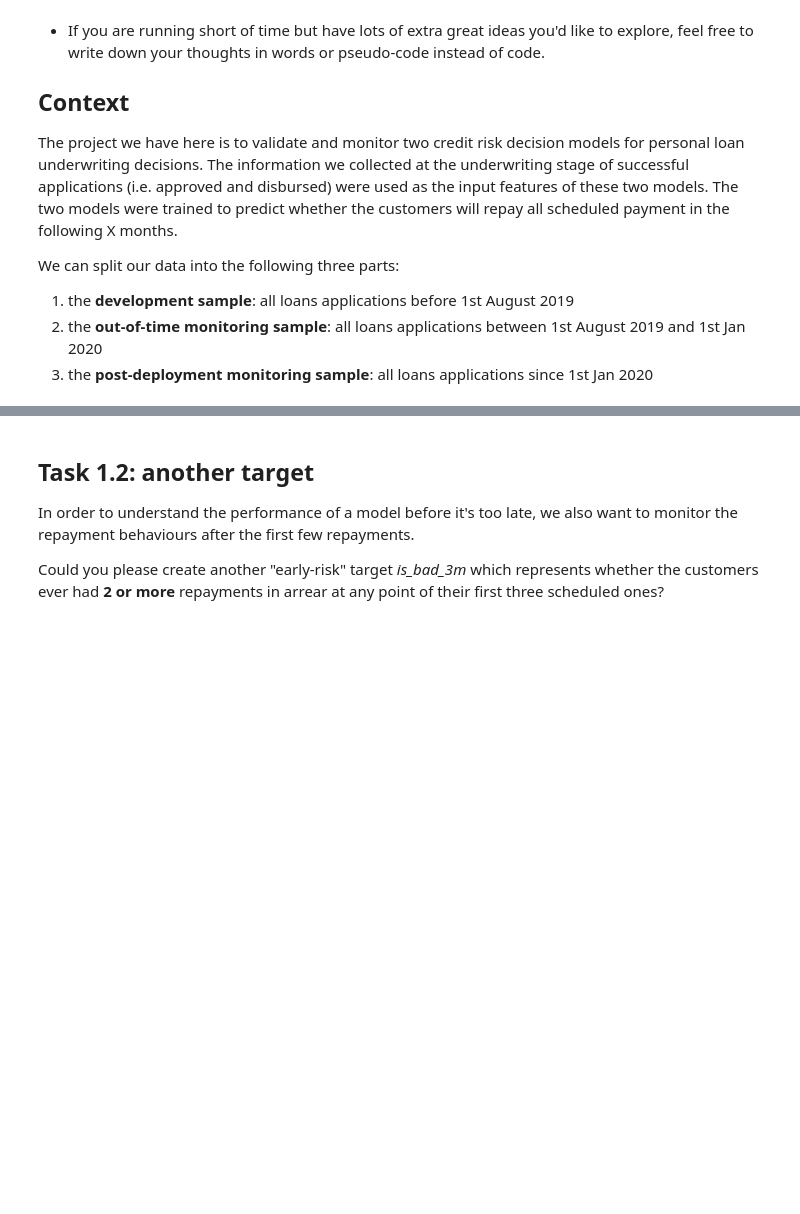
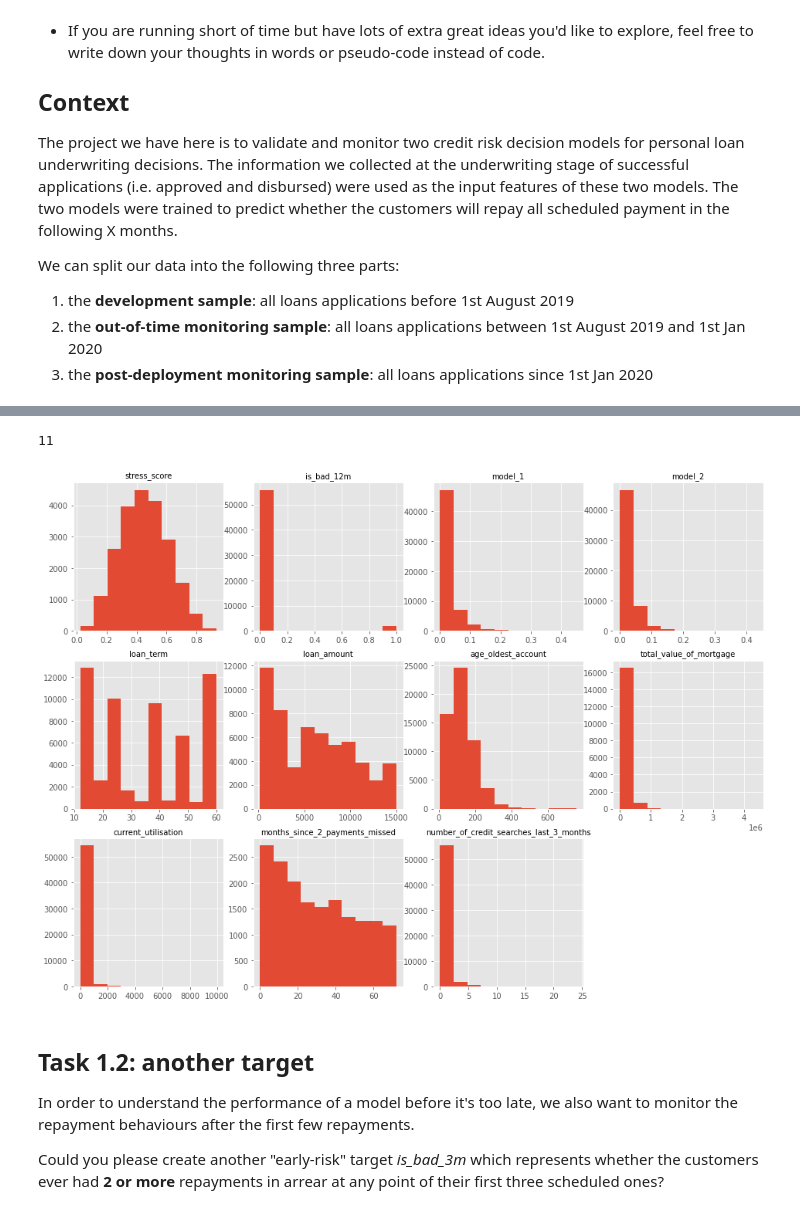
Before and after one commit to FelixHoeschle/m_take_home, a Jupyter notebook: felix_hoschle_take_home.ipynb, the cells around one changed output, grey strips where cells are left out. Cells and saved outputs as stored; diff of their text form; code cells hidden in the pictures; blank space fills up the shorter version.

```diff
--- a/felix_hoschle_take_home.ipynb
+++ b/felix_hoschle_take_home.ipynb
@@ -40,0 +307,15 @@ Although we are proud of our data infrastructure, it's always a good practice to
+# %%
+columns_to_replace_low_values = [
+    'age_oldest_account',
+    'total_value_of_mortgage',
+    'current_utilisation',
+    'months_since_2_payments_missed',
+    'number_of_credit_searches_last_3_months'
+]
+
+# Loop through each column and print the groupby and size
+for column in columns_to_replace_low_values:
+    print(ap_df.groupby(column).size().sort_index())
+
+# Replace low values with NaN
+ap_df[columns_to_replace_low_values] = ap_df[columns_to_replace_low_values].replace({-999997.0: np.nan, -999999:np.nan})
@@ -41,3 +340,21 @@ Although we are proud of our data infrastructure, it's always a good practice to
+# %%
+# Take all numerical columns (except for unique_id) from ap_df and plot they distributions in a plt.Subplot
+plt.figure(figsize=(16, 12))
+features = ap_df.columns
+# remove unique_id and origination_date
+features = [x for x in features if x not in ['unique_id', 'origination_date']]
+print(len(features))
+
+# plot features in a subplot
+# Distribution Looks good for all features
+
+for i, feature in enumerate(features):
+    plt.subplot(3, 4, i+1)
+    ap_df[feature].hist()
+    plt.title(feature, fontsize=10)
+# %% [output]
+11
+[figure, added]
 # %% [markdown]
 ## Task 1.2: another target
 In order to understand the performance of a model before it's too late, we also want to monitor the repayment behaviours after the first few repayments.
```
Also changed, not shown: parts of 46 cells of this notebook.
